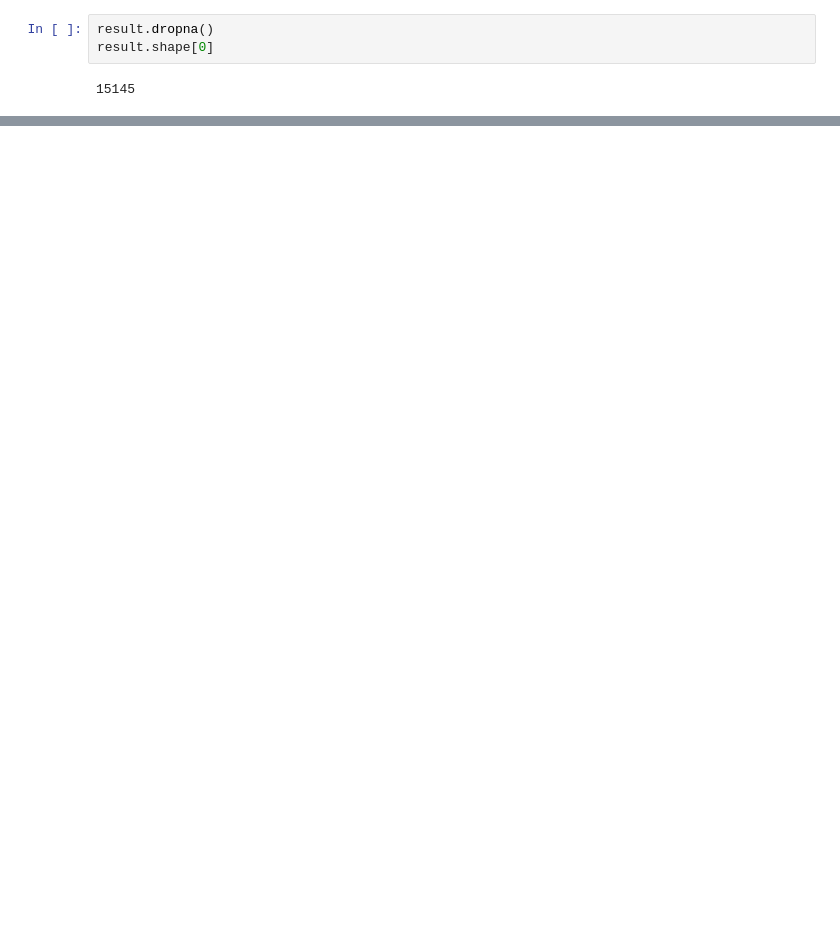
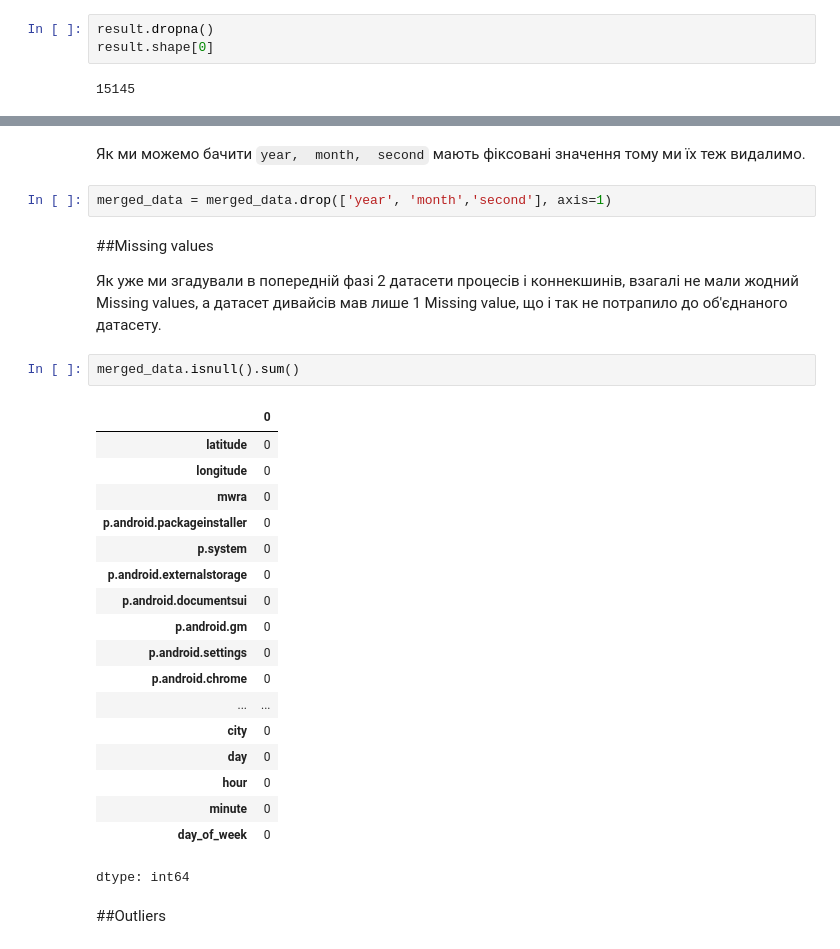
Before and after one commit to myrres0/IAU-2024, a Jupyter notebook: phase-2-oleh.ipynb, the cells around one changed output, grey strips where cells are left out. Cells and saved outputs as stored; diff of their text form; blank space fills up the shorter version.

```diff
--- a/phase-2-oleh.ipynb
+++ b/phase-2-oleh.ipynb
@@ -87,0 +173,31 @@ memory usage: 4.5+ MB
+# %% [markdown]
+Як ми можемо бачити `year,	month,	second` мають фіксовані значення тому ми їх теж видалимо.
+# %%
+merged_data = merged_data.drop(['year', 'month','second'], axis=1)
+# %% [markdown]
+##Missing values
+
+Як уже ми згадували в попередній фазі 2 датасети процесів і коннекшинів, взагалі не мали жодний Missing values, а датасет дивайсів мав лише 1 Missing value, що і так не потрапило до об'єднаного датасету.
+# %%
+merged_data.isnull().sum()
+# %% [output]
+|  | 0 |
+| latitude | 0 |
+| longitude | 0 |
+| mwra | 0 |
+| p.android.packageinstaller | 0 |
+| p.system | 0 |
+| p.android.externalstorage | 0 |
+| p.android.documentsui | 0 |
+| p.android.gm | 0 |
+| p.android.settings | 0 |
+| p.android.chrome | 0 |
+| ... | ... |
+| city | 0 |
+| day | 0 |
+| hour | 0 |
+| minute | 0 |
+| day_of_week | 0 |
+dtype: int64
+# %% [markdown]
+##Outliers
```
Also changed, not shown: parts of 46 cells of this notebook.
